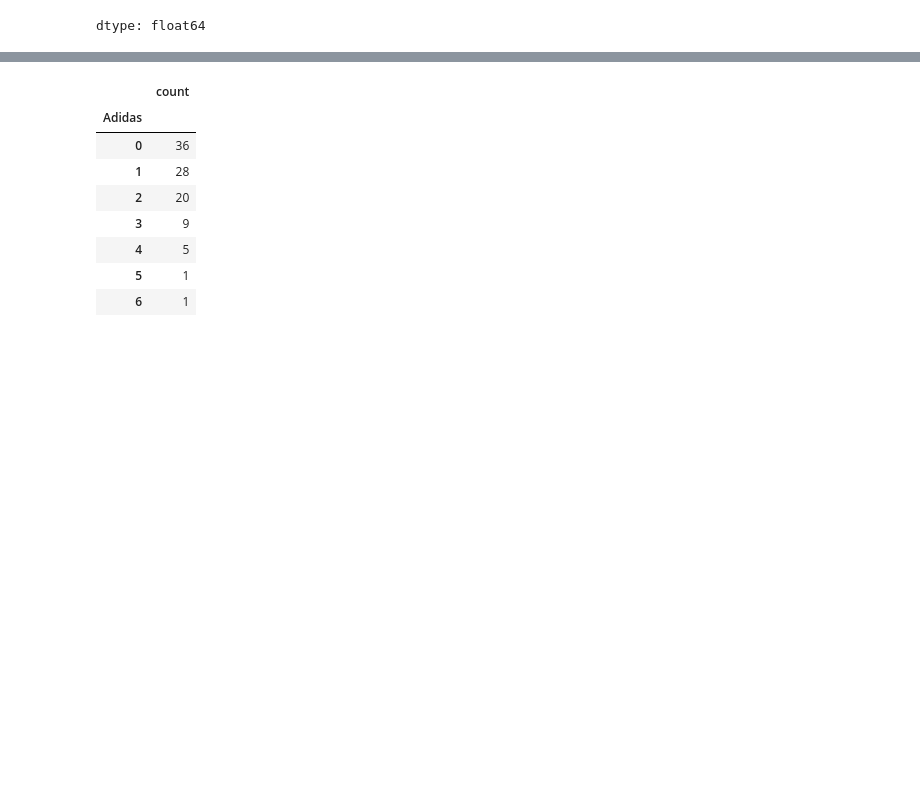
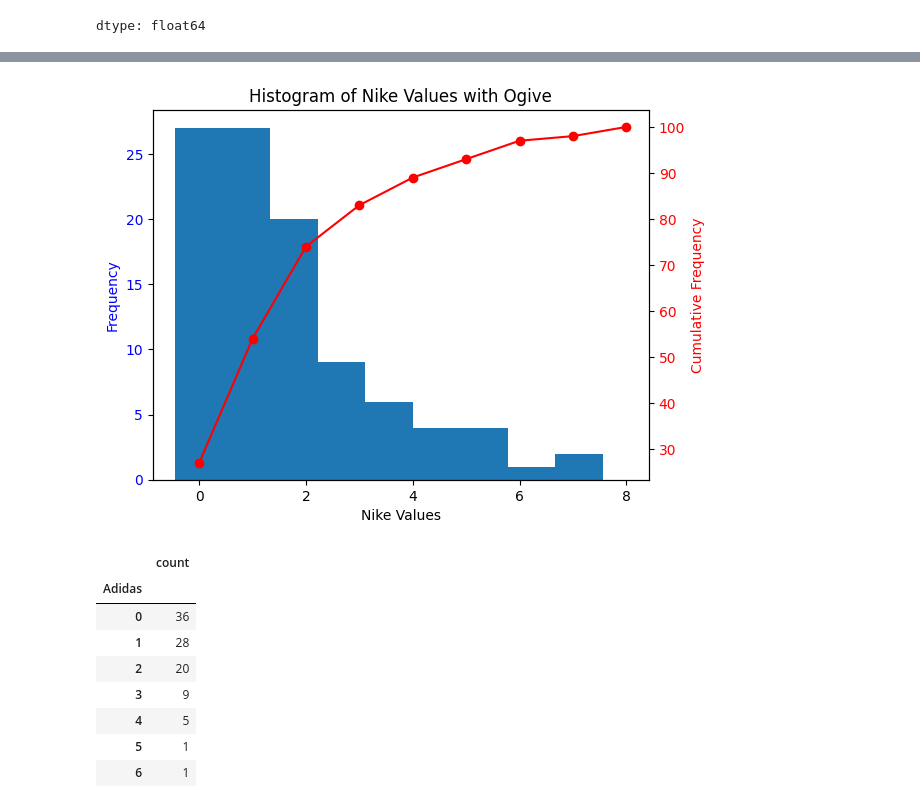
Before and after one commit to matthewpecsok/osc_2030, a Jupyter notebook: osc_2030_module1.ipynb, the cells around one changed output, grey strips where cells are left out. Drawn from its saved outputs; the diff is of its cells as text; code cells hidden in the pictures; blank space fills up the shorter version.

```diff
--- a/osc_2030_module1.ipynb
+++ b/osc_2030_module1.ipynb
@@ -52,3 +71,25 @@ dtype: float64
+# %%
+nike_counts = sports_shoes.Nike.value_counts(sort=False)
+
+fig, ax1 = plt.subplots()
+
+ax1.hist(sports_shoes['Nike'], bins=len(nike_counts), align='left', rwidth=1)
+ax1.set_xlabel('Nike Values')
+ax1.set_ylabel('Frequency', color='blue')
+ax1.tick_params(axis='y', labelcolor='blue')
+
+
+ax2 = ax1.twinx()
+
+cumulative_counts = nike_counts.cumsum()
+ax2.plot(cumulative_counts.index, cumulative_counts.values, color='red', marker='o', linestyle='-')
+ax2.set_ylabel('Cumulative Frequency', color='red')
+ax2.tick_params(axis='y', labelcolor='red')
+
+plt.title('Histogram of Nike Values with Ogive')
+plt.show()
+# %% [output]
+[figure, added]
 # %%
 sports_shoes.Adidas.value_counts()
 # %% [output]
```
Also changed, not shown: parts of 4 cells of this notebook.
